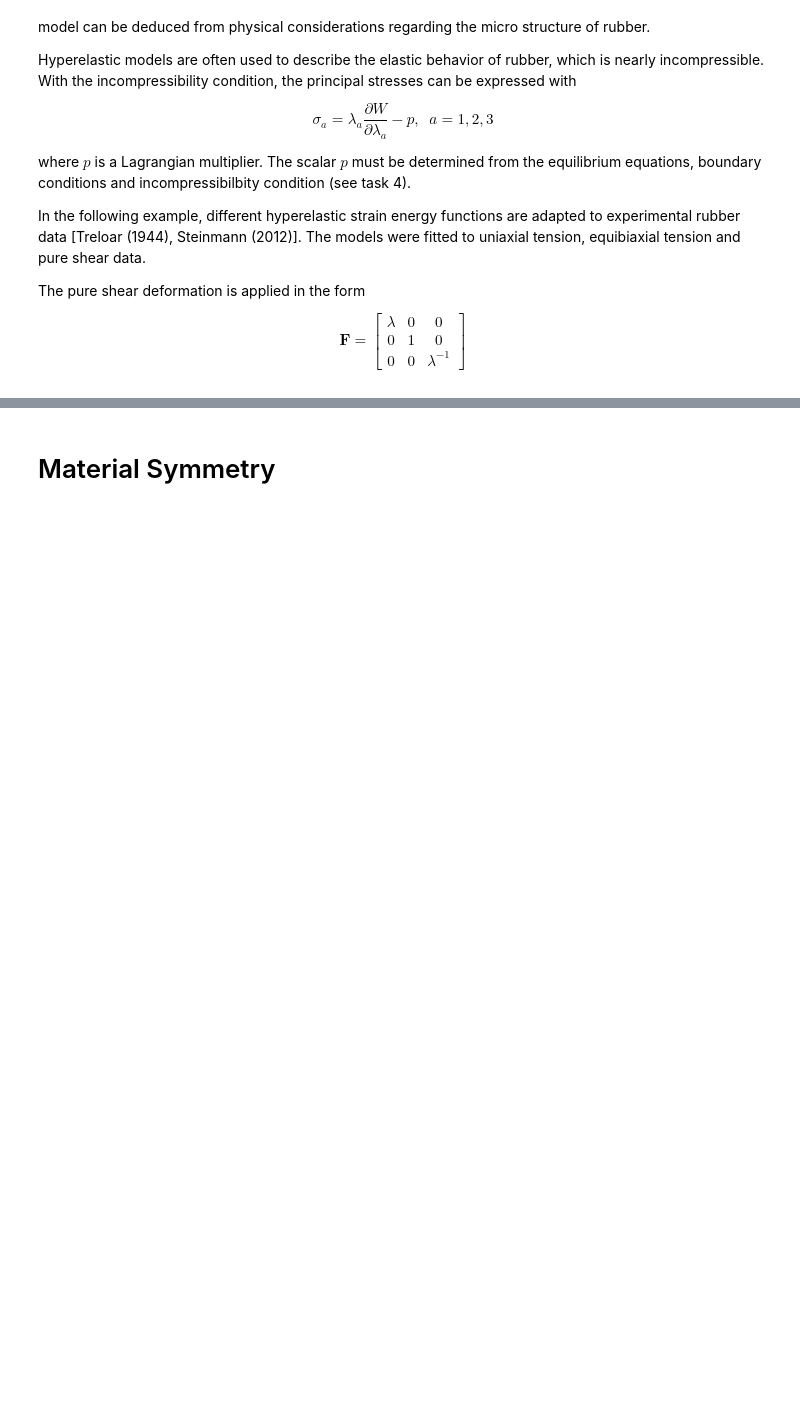
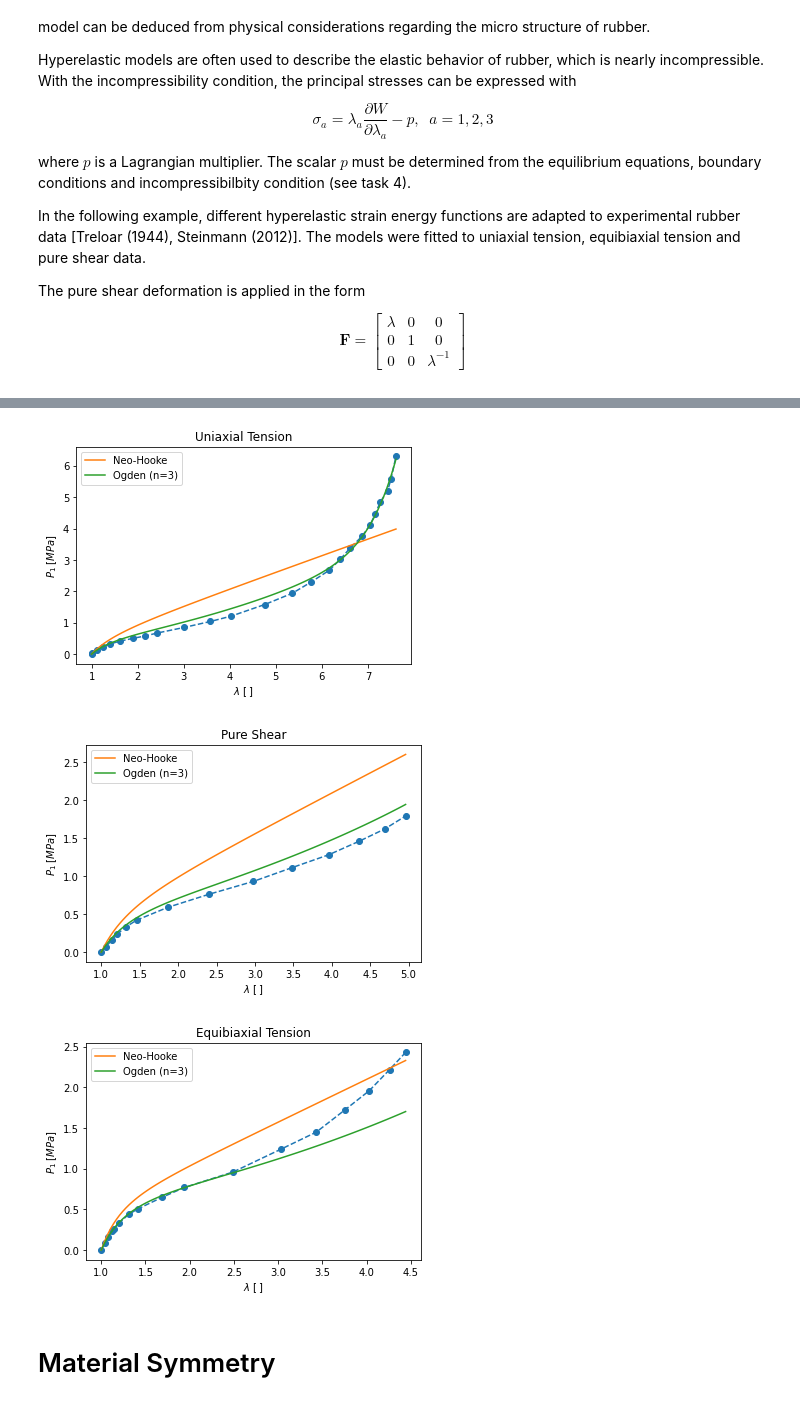
Before and after one commit to CPShub/LectureMultiscaleMethods, a Jupyter notebook: 03_kinetics.ipynb, the cells around one changed output, grey strips where cells are left out. Saved outputs shown, nothing was run; the diff lists cells and outputs as text; code cells hidden in the pictures; blank space fills up the shorter version.

```diff
--- a/03_kinetics.ipynb
+++ b/03_kinetics.ipynb
@@ -298,3 +284,9 @@ Checkbox(value=False, description='Ogden (n=3)', indent=False)
+# %%
+treloar_data_fit()
+# %% [output]
+[figure, added]
+[figure, added]
+[figure, added]
 # %% [markdown]
 # Material Symmetry
 # %% [markdown]
```
Also changed, not shown: parts of 27 cells of this notebook, 14 other files.
